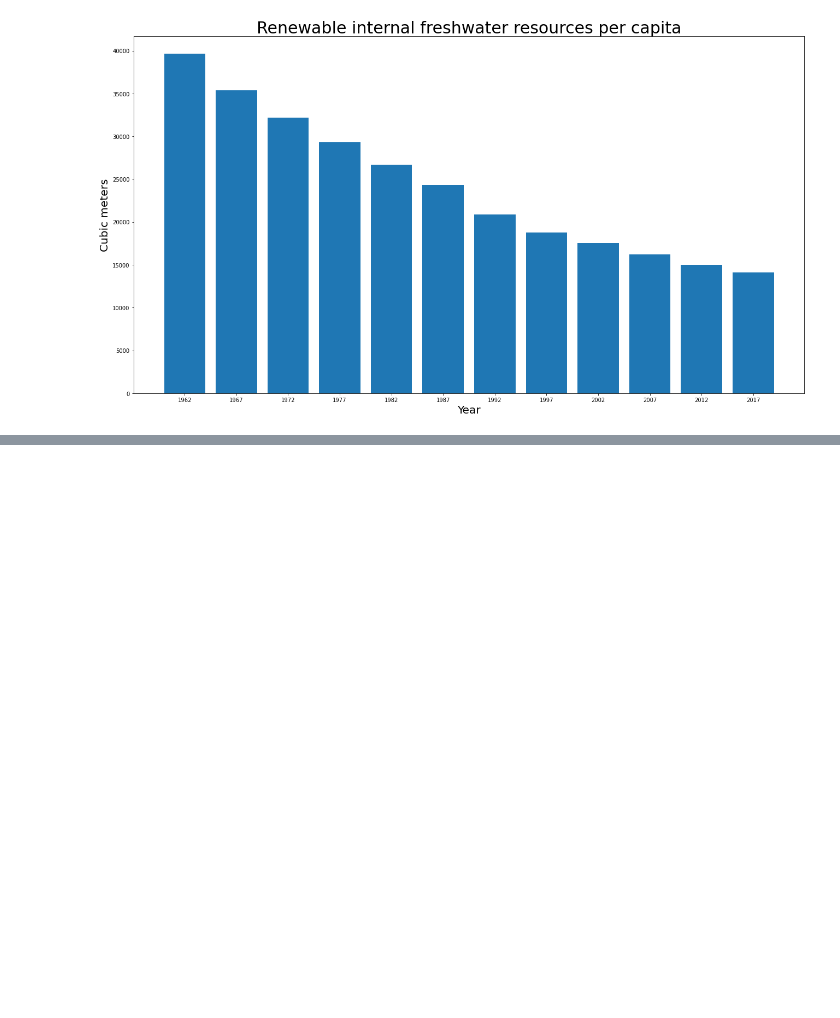
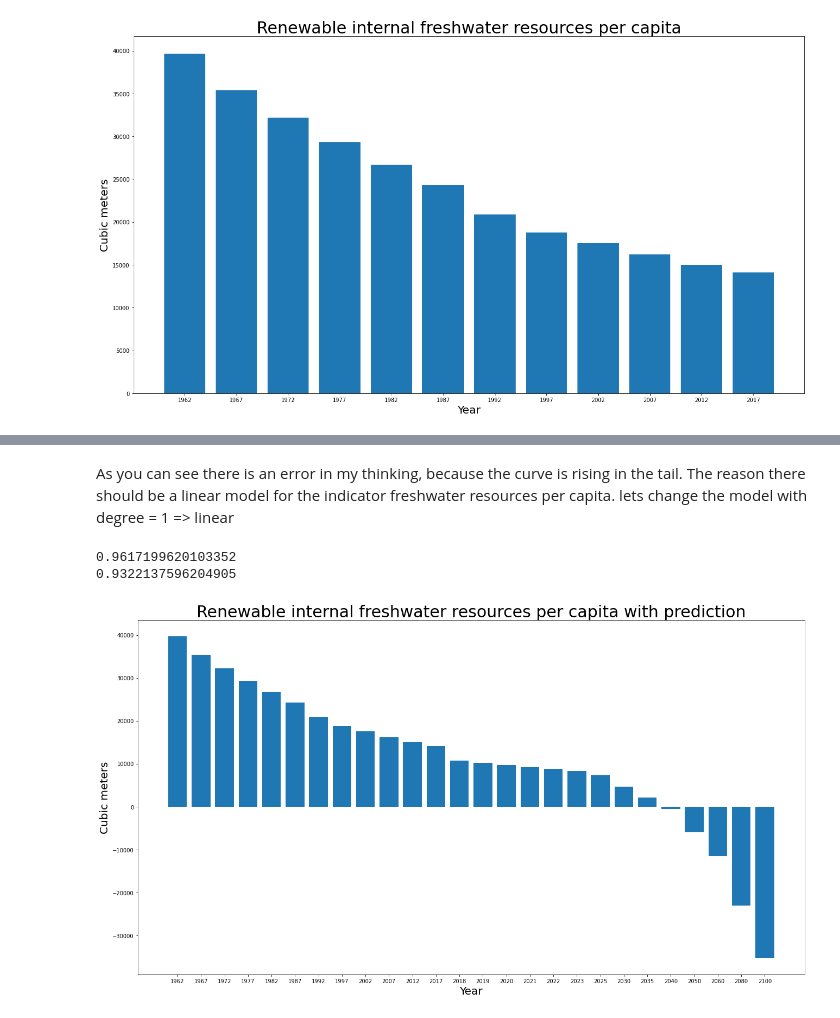
Before and after one commit to jarda51/ZSkladLogin2, a Jupyter notebook: final_project.ipynb, the cells around one changed output, grey strips where cells are left out. Drawn from its saved outputs; the diff is of its cells as text; code cells hidden in the pictures; blank space fills up the shorter version.

```diff
--- a/final_project.ipynb
+++ b/final_project.ipynb
@@ -257,0 +321,11 @@ print('predicted response:', y_pred, sep='\n')
+# %%
+#setup the data
+poly = PolynomialFeatures(degree = 2)
+X = poly.fit_transform(X)
+X_train, X_test, y_train, y_test = train_test_split(X, y, test_size=0.2)
+model = LinearRegression()
+# %%
+#Fit the model + predict test set
+model.fit(X_train, y_train)
+expected_y  = y_test
+predicted_y = model.predict(X_test)
@@ -257,0 +422,37 @@ print('predicted response:', y_pred, sep='\n')
+# %% [markdown]
+As you can see there is an error in my thinking, because the curve is rising in the tail. The reason there should be a linear model for the indicator freshwater resources per capita. lets change the model with degree = 1 => linear
+# %%
+#Prepare data
+X2 = df_m.iloc[:, 1:2].values
+y2 = df_m.iloc[:, 2:3].values
+#setup the data
+poly2 = PolynomialFeatures(degree = 1 )
+X2 = poly2.fit_transform(X2)
+X2_train, X2_test, y2_train, y2_test = train_test_split(X2, y2, test_size=0.2)
+model2 = LinearRegression()
+#Fit the model + predict test set
+model2.fit(X2_train, y2_train)
+expected2_y  = y2_test
+predicted2_y = model2.predict(X2_test)
+# cehck the score , how accurate our model is.
+print(model2.score(X2_train,y2_train))
+print(model2.score(X2_test,y2_test))
+#the second model
+df_pf = pd.DataFrame(popul_future)
+X_pf = poly2.fit_transform(df_pf)
+rifr_f = model2.predict(X_pf)
+rifr_f
+rifr_fr = pd.Series(rifr_f.ravel(),index=['2018', '2019', '2020', '2021', '2022', '2023', '2025', '2030', '2035', '2040', '2050', '2060', '2080', '2100'])
+rifr_cpl = pd.concat([rifr_modi_mean, rifr_fr])
+
+
+plt.figure(figsize=(22,12))
+plt.xlabel('Year', fontsize=20)
+plt.ylabel('Cubic meters', fontsize=20)
+plt.title('Renewable internal freshwater resources per capita with prediction', fontsize=30)
+plt.bar(rifr_cpl.index, rifr_cpl.values)
+plt.show()
+# %% [output]
+0.9617199620103352
+0.9322137596204905
+[figure, added]
```
Also changed, not shown: parts of 44 cells of this notebook.
